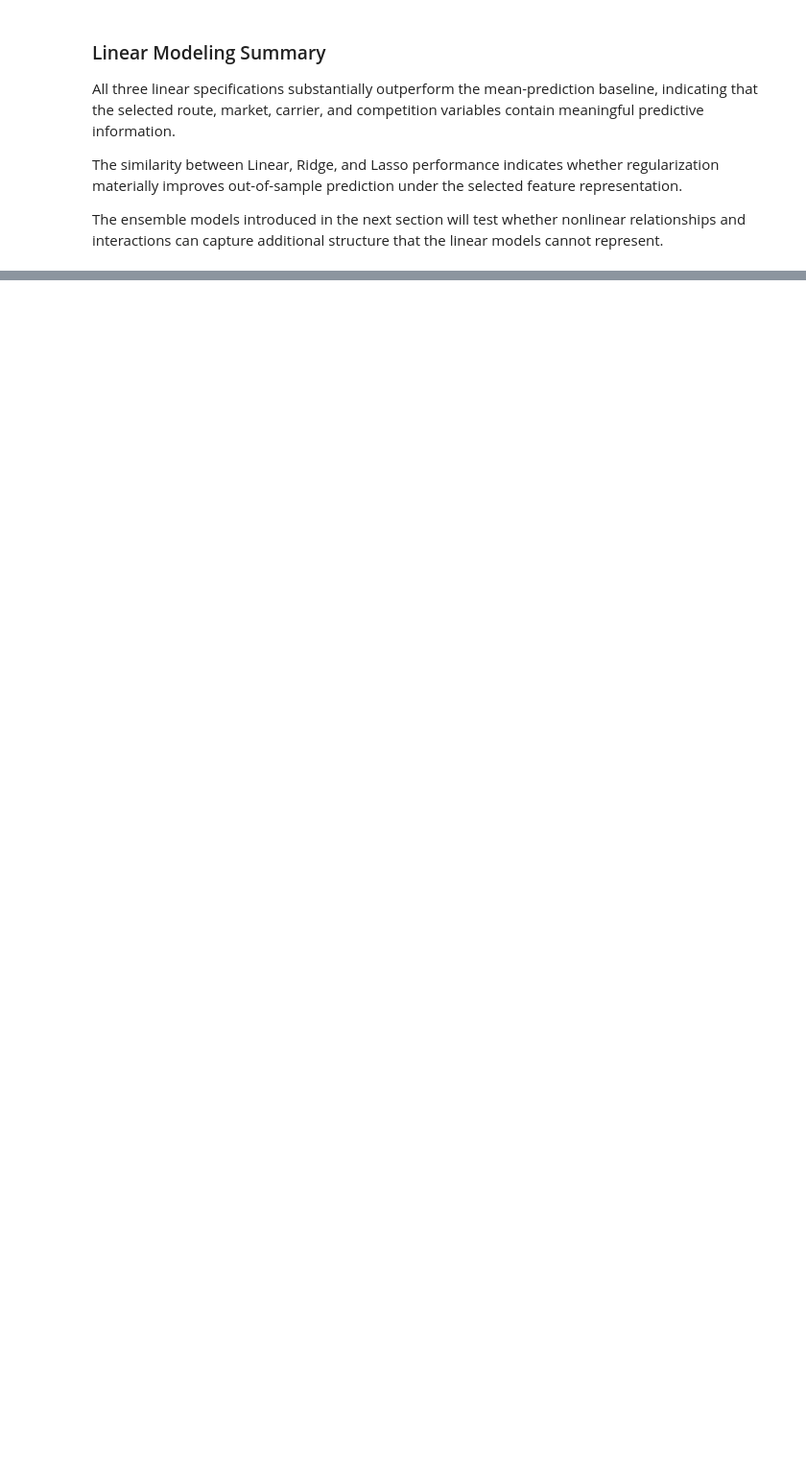
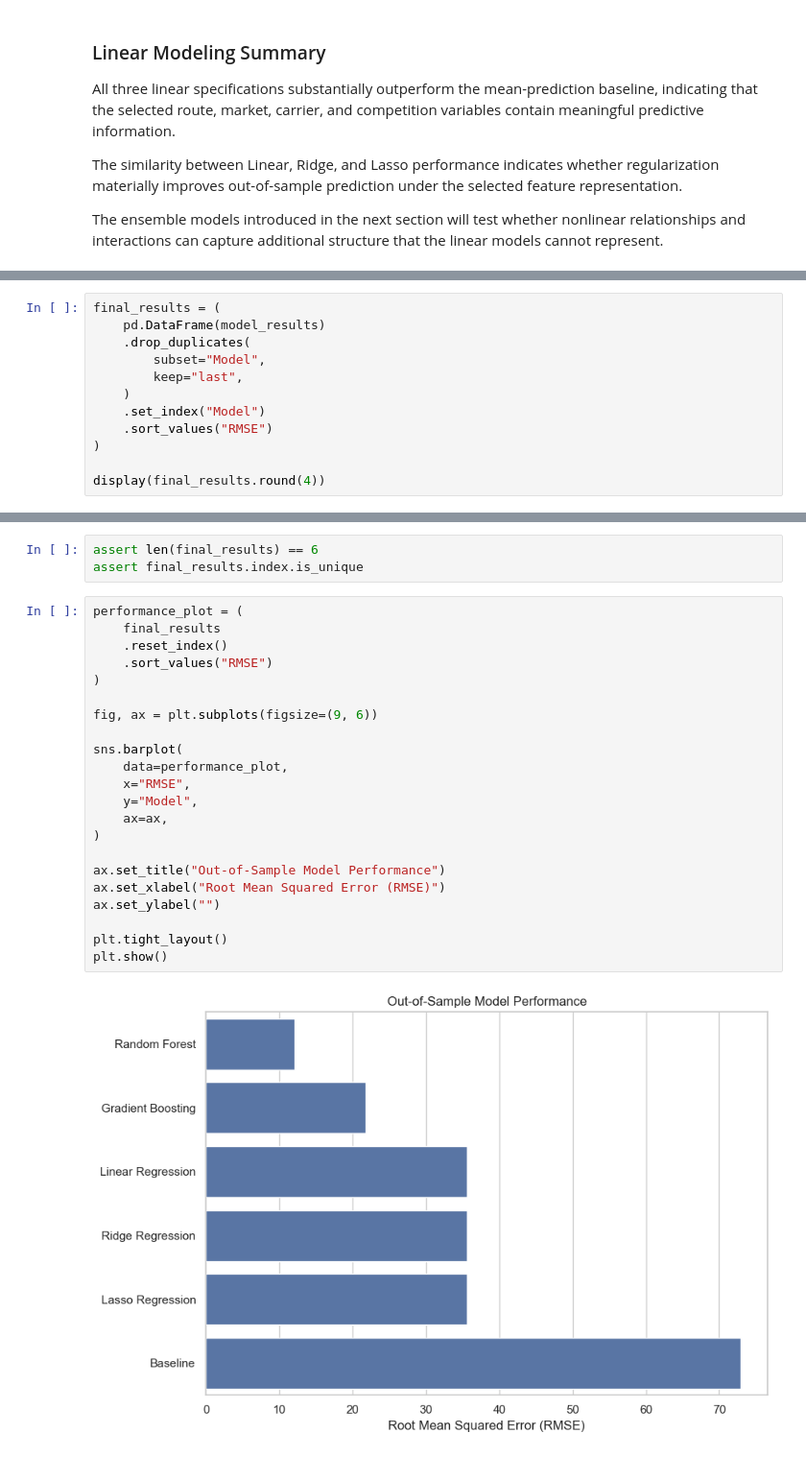
Before and after one commit to eldarhasanly/analysis-of-factors-influencing-airline-ticket-prices-using-statistical-and-machine-learning-methods, a Jupyter notebook: notebooks/airline_fare_analysis.ipynb, the cells around one changed output, grey strips where cells are left out. Shown at 96% size. Cells and saved outputs as stored; diff of their text form; blank space fills up the shorter version.

Commit message:
feat: add ensemble models and performance comparison

```diff
--- a/notebooks/airline_fare_analysis.ipynb
+++ b/notebooks/airline_fare_analysis.ipynb
@@ -1089,0 +1201,12 @@ The ensemble models introduced in the next section will test whether nonlinear r
+# %%
+final_results = (
+    pd.DataFrame(model_results)
+    .drop_duplicates(
+        subset="Model",
+        keep="last",
+    )
+    .set_index("Model")
+    .sort_values("RMSE")
+)
+
+display(final_results.round(4))
@@ -1089,0 +1222,27 @@ The ensemble models introduced in the next section will test whether nonlinear r
+# %%
+assert len(final_results) == 6
+assert final_results.index.is_unique
+# %%
+performance_plot = (
+    final_results
+    .reset_index()
+    .sort_values("RMSE")
+)
+
+fig, ax = plt.subplots(figsize=(9, 6))
+
+sns.barplot(
+    data=performance_plot,
+    x="RMSE",
+    y="Model",
+    ax=ax,
+)
+
+ax.set_title("Out-of-Sample Model Performance")
+ax.set_xlabel("Root Mean Squared Error (RMSE)")
+ax.set_ylabel("")
+
+plt.tight_layout()
+plt.show()
+# %% [output]
+[figure, added]
```
Also changed, not shown: parts of 12 cells of this notebook.
